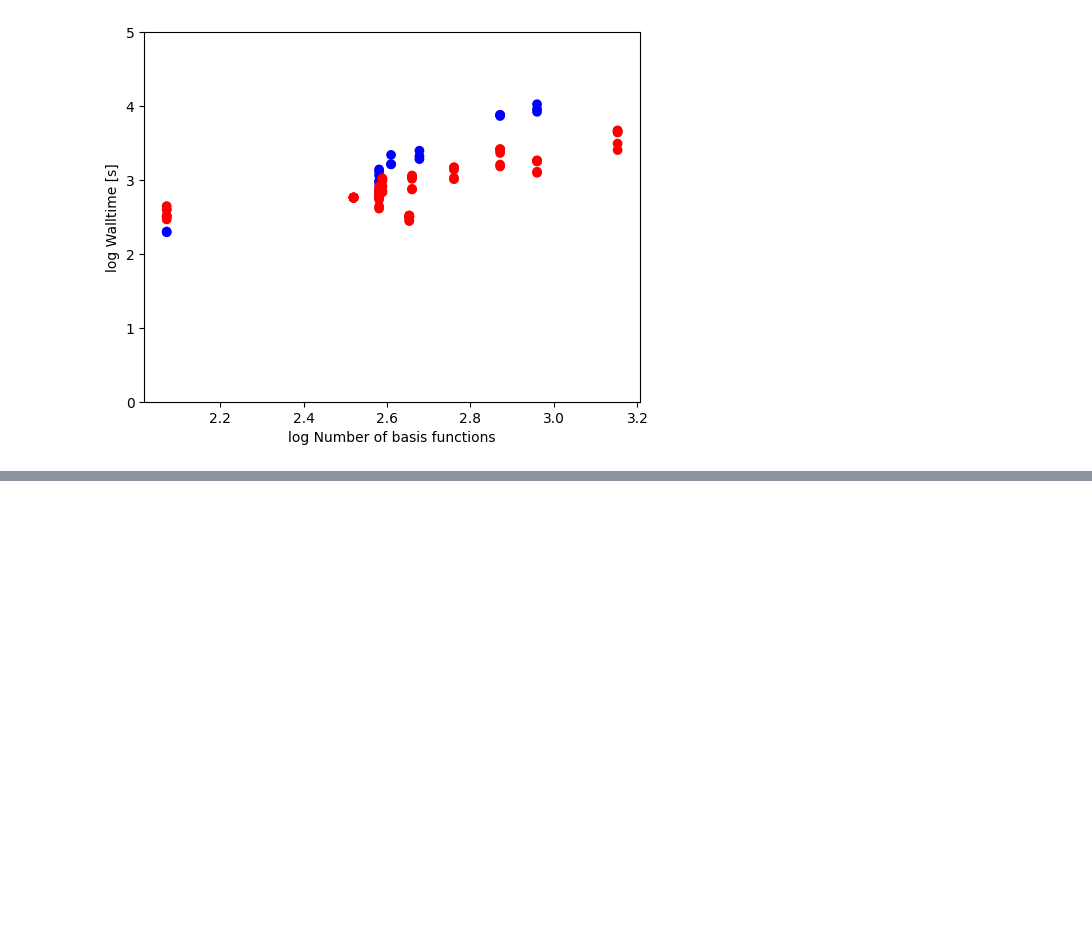
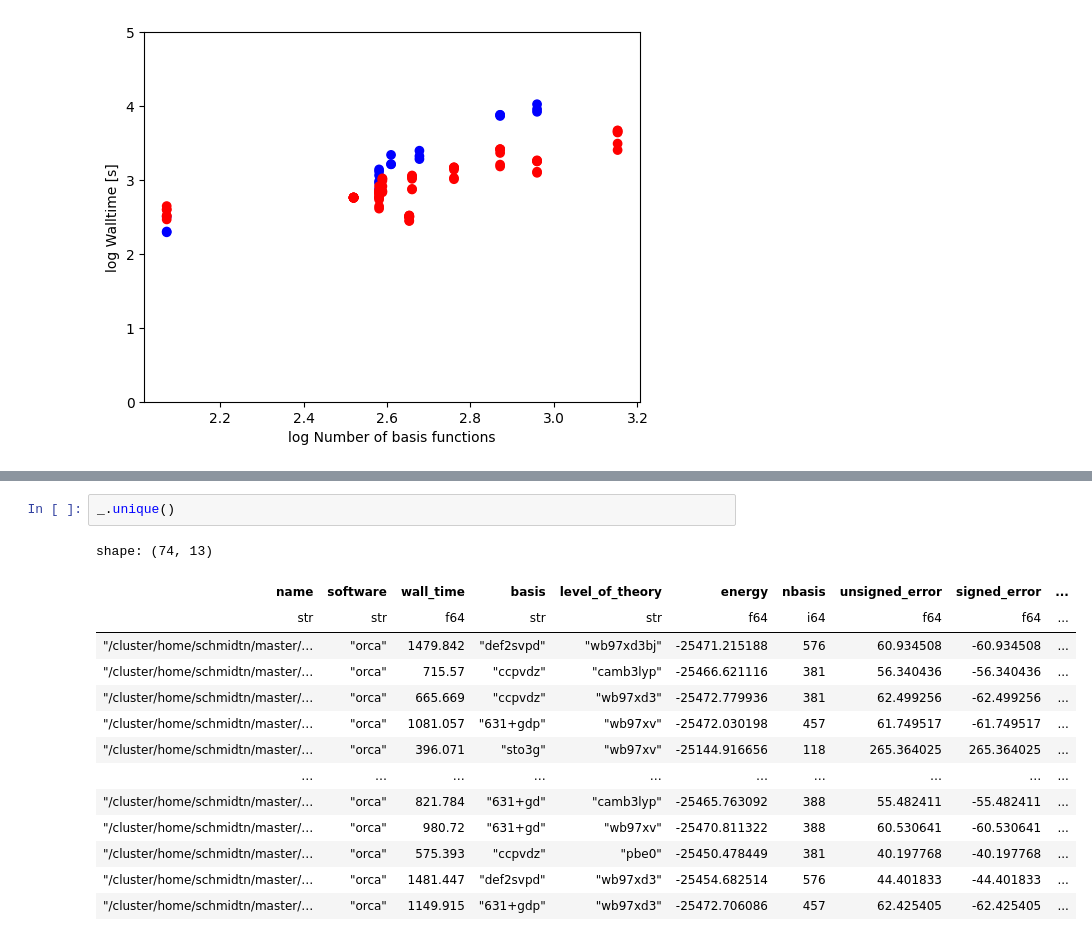
Before and after one commit to xXNoahS02Xx/dftmp2bench, a Jupyter notebook: plot_pareto.ipynb, the cells around one changed output, grey strips where cells are left out. Cells and saved outputs as stored; diff of their text form; blank space fills up the shorter version.

```diff
--- a/plot_pareto.ipynb
+++ b/plot_pareto.ipynb
@@ -493,0 +598,17 @@ nan nan
+# %%
+_.unique()
+# %% [output]
+shape: (74, 13)
+| name | software | wall_time | basis | level_of_theory | energy | nbasis | unsigned_error | signed_error | ... |
+| str | str | f64 | str | str | f64 | i64 | f64 | f64 | ... |
+| "/cluster/home/schmidtn/master/… | "orca" | 1479.842 | "def2svpd" | "wb97xd3bj" | -25471.215188 | 576 | 60.934508 | -60.934508 | ... |
+| "/cluster/home/schmidtn/master/… | "orca" | 715.57 | "ccpvdz" | "camb3lyp" | -25466.621116 | 381 | 56.340436 | -56.340436 | ... |
+| "/cluster/home/schmidtn/master/… | "orca" | 665.669 | "ccpvdz" | "wb97xd3" | -25472.779936 | 381 | 62.499256 | -62.499256 | ... |
+| "/cluster/home/schmidtn/master/… | "orca" | 1081.057 | "631+gdp" | "wb97xv" | -25472.030198 | 457 | 61.749517 | -61.749517 | ... |
+| "/cluster/home/schmidtn/master/… | "orca" | 396.071 | "sto3g" | "wb97xv" | -25144.916656 | 118 | 265.364025 | 265.364025 | ... |
+| … | … | … | … | … | … | … | … | … | ... |
+| "/cluster/home/schmidtn/master/… | "orca" | 821.784 | "631+gd" | "camb3lyp" | -25465.763092 | 388 | 55.482411 | -55.482411 | ... |
+| "/cluster/home/schmidtn/master/… | "orca" | 980.72 | "631+gd" | "wb97xv" | -25470.811322 | 388 | 60.530641 | -60.530641 | ... |
+| "/cluster/home/schmidtn/master/… | "orca" | 575.393 | "ccpvdz" | "pbe0" | -25450.478449 | 381 | 40.197768 | -40.197768 | ... |
+| "/cluster/home/schmidtn/master/… | "orca" | 1481.447 | "def2svpd" | "wb97xd3" | -25454.682514 | 576 | 44.401833 | -44.401833 | ... |
+| "/cluster/home/schmidtn/master/… | "orca" | 1149.915 | "631+gdp" | "wb97xd3" | -25472.706086 | 457 | 62.425405 | -62.425405 | ... |
```
Also changed, not shown: parts of 13 cells of this notebook, 11 other files.
